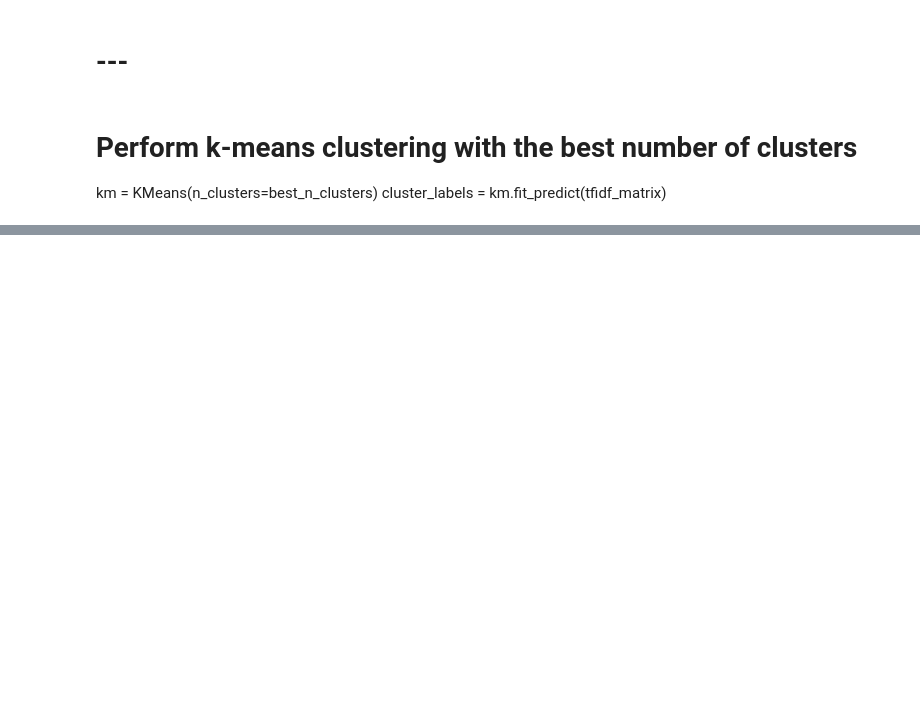
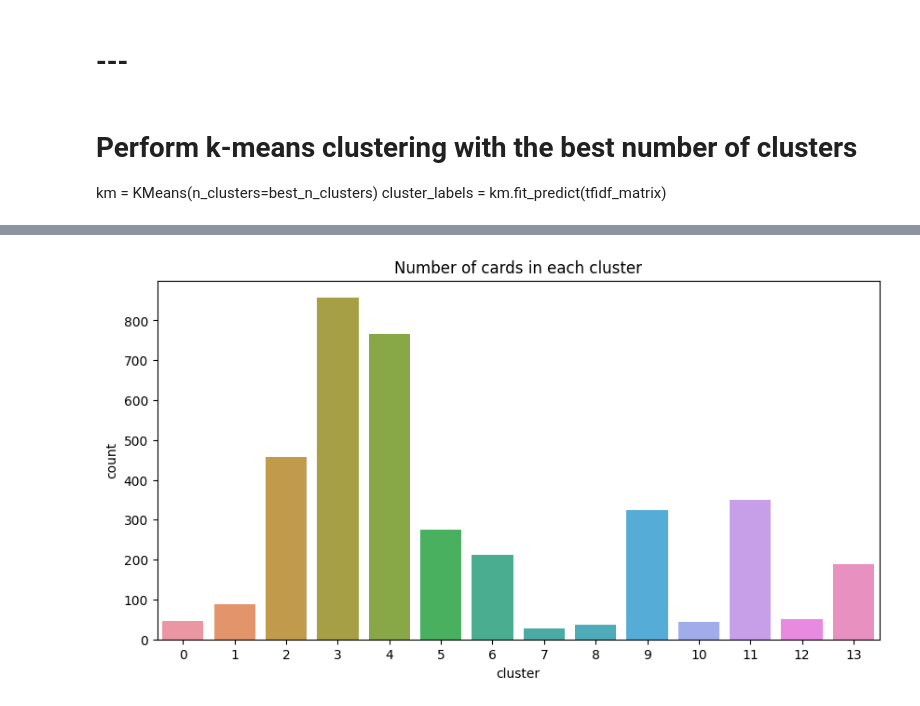
Before and after one commit to grahamwaters/Mimikers, a Jupyter notebook: balancing_the_deck.ipynb, the cells around one changed output, grey strips where cells are left out. Drawn from its saved outputs; the diff is of its cells as text; code cells hidden in the pictures; blank space fills up the shorter version.

```diff
--- a/balancing_the_deck.ipynb
+++ b/balancing_the_deck.ipynb
@@ -192,10 +212,14 @@ for i, cluster in enumerate(clusters):
 # %%
 # visualize the clusters
 import matplotlib.pyplot as plt
 import seaborn as sns
 df = pd.DataFrame(cards)
 %matplotlib inline
 plt.figure(figsize=(10, 5))
 sns.countplot(x="cluster", data=df)
 plt.title("Number of cards in each cluster")
 plt.show()
+
+number_of_cluster = len
+# %% [output]
+[figure, added]
```
Also changed, not shown: parts of 10 cells of this notebook, 2 other files.
